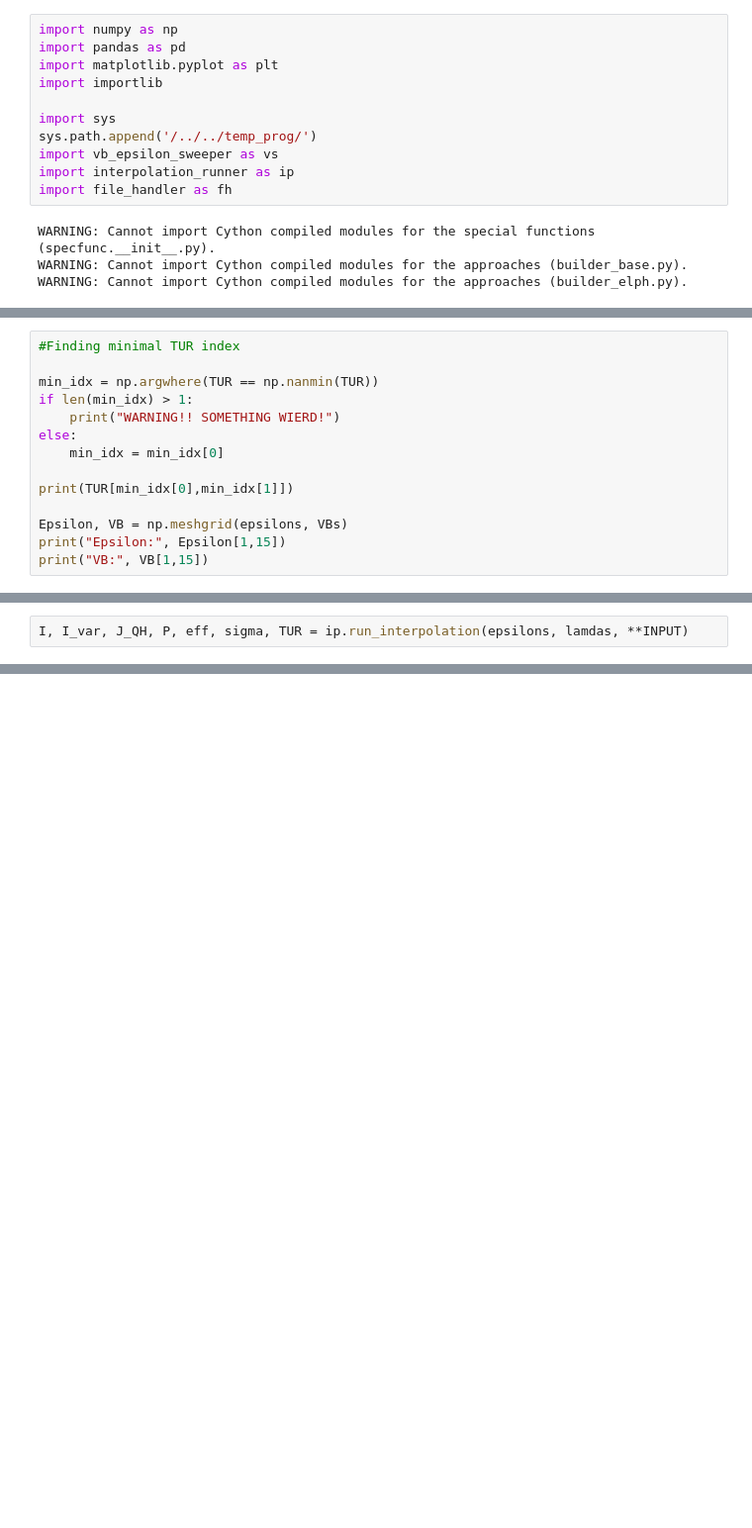
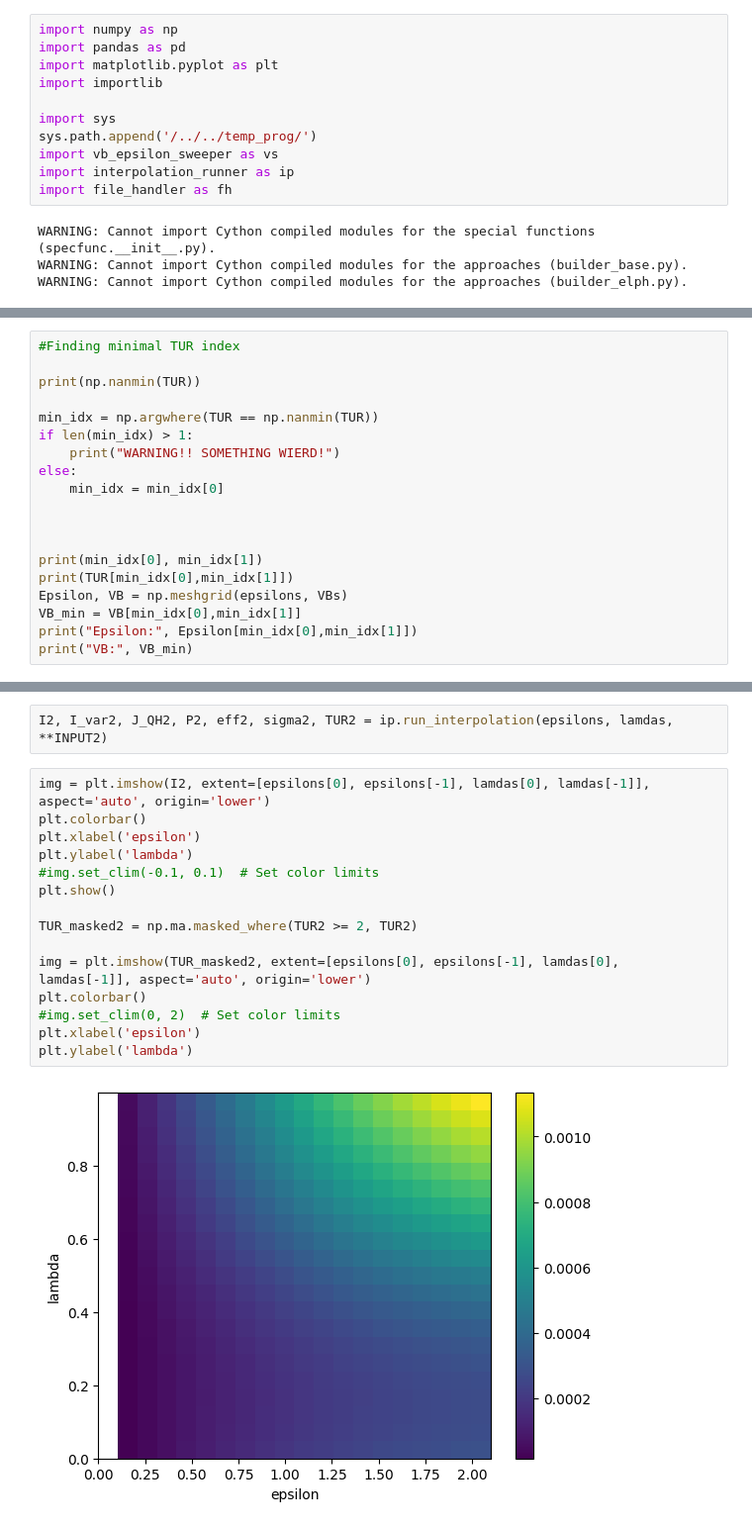
Before and after one commit to myIntSet/thermoelectrics, a Jupyter notebook: interpolating from serial violation/serial_to_parallell.ipynb, the cells around one changed output, grey strips where cells are left out. Shown at 99% size. Cells and saved outputs as stored; diff of their text form; blank space fills up the shorter version.

Commit message:
Presentation of TURS for interpolation

```diff
--- a/interpolating from serial violation/serial_to_parallell.ipynb
+++ b/interpolating from serial violation/serial_to_parallell.ipynb
@@ -85,5 +102,7 @@ Text(0, 0.5, 'V')
 # %%
 #Finding minimal TUR index
+
+print(np.nanmin(TUR))
 
 min_idx = np.argwhere(TUR == np.nanmin(TUR))
 if len(min_idx) > 1:
@@ -91,9 +110,12 @@ if len(min_idx) > 1:
 else:
     min_idx = min_idx[0]
 
+
+
+print(min_idx[0], min_idx[1])
 print(TUR[min_idx[0],min_idx[1]])
-
 Epsilon, VB = np.meshgrid(epsilons, VBs)
-print("Epsilon:", Epsilon[1,15])
-print("VB:", VB[1,15])
+VB_min = VB[min_idx[0],min_idx[1]]
+print("Epsilon:", Epsilon[min_idx[0],min_idx[1]])
+print("VB:", VB_min)
 # %% [output]
@@ -136,5 +160,3 @@ INPUT = {
     'T_L': T_L,
     'T_R': T_R,
 }
-# %%
-I, I_var, J_QH, P, eff, sigma, TUR = ip.run_interpolation(epsilons, lamdas, **INPUT)
@@ -145,0 +163,19 @@ I, I_var, J_QH, P, eff, sigma, TUR = ip.run_interpolation(epsilons, lamdas, **IN
+# %%
+I2, I_var2, J_QH2, P2, eff2, sigma2, TUR2 = ip.run_interpolation(epsilons, lamdas, **INPUT2)
+# %%
+img = plt.imshow(I2, extent=[epsilons[0], epsilons[-1], lamdas[0], lamdas[-1]], aspect='auto', origin='lower')
+plt.colorbar()
+plt.xlabel('epsilon')
+plt.ylabel('lambda')
+#img.set_clim(-0.1, 0.1)  # Set color limits
+plt.show()
+
+TUR_masked2 = np.ma.masked_where(TUR2 >= 2, TUR2)
+
+img = plt.imshow(TUR_masked2, extent=[epsilons[0], epsilons[-1], lamdas[0], lamdas[-1]], aspect='auto', origin='lower')
+plt.colorbar()
+#img.set_clim(0, 2)  # Set color limits
+plt.xlabel('epsilon')
+plt.ylabel('lambda')
+# %% [output]
+[figure, added]
```
Also changed, not shown: parts of 8 cells of this notebook.
